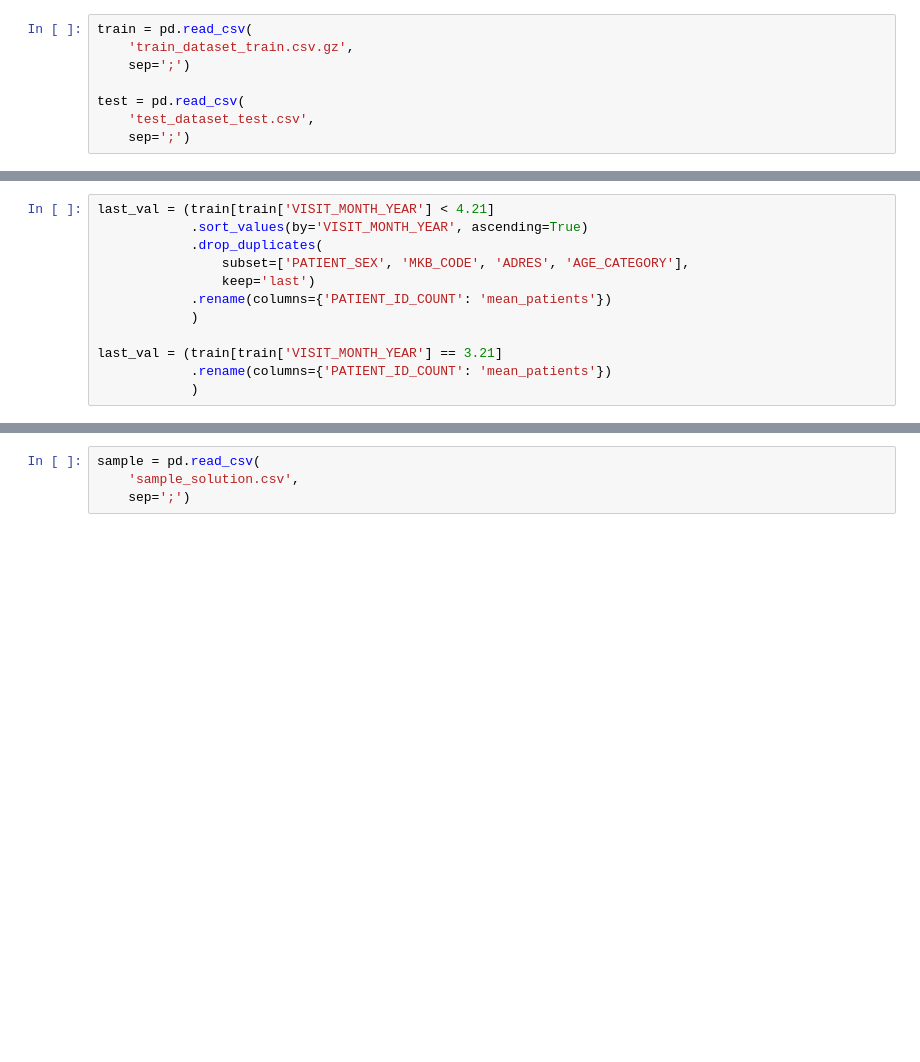
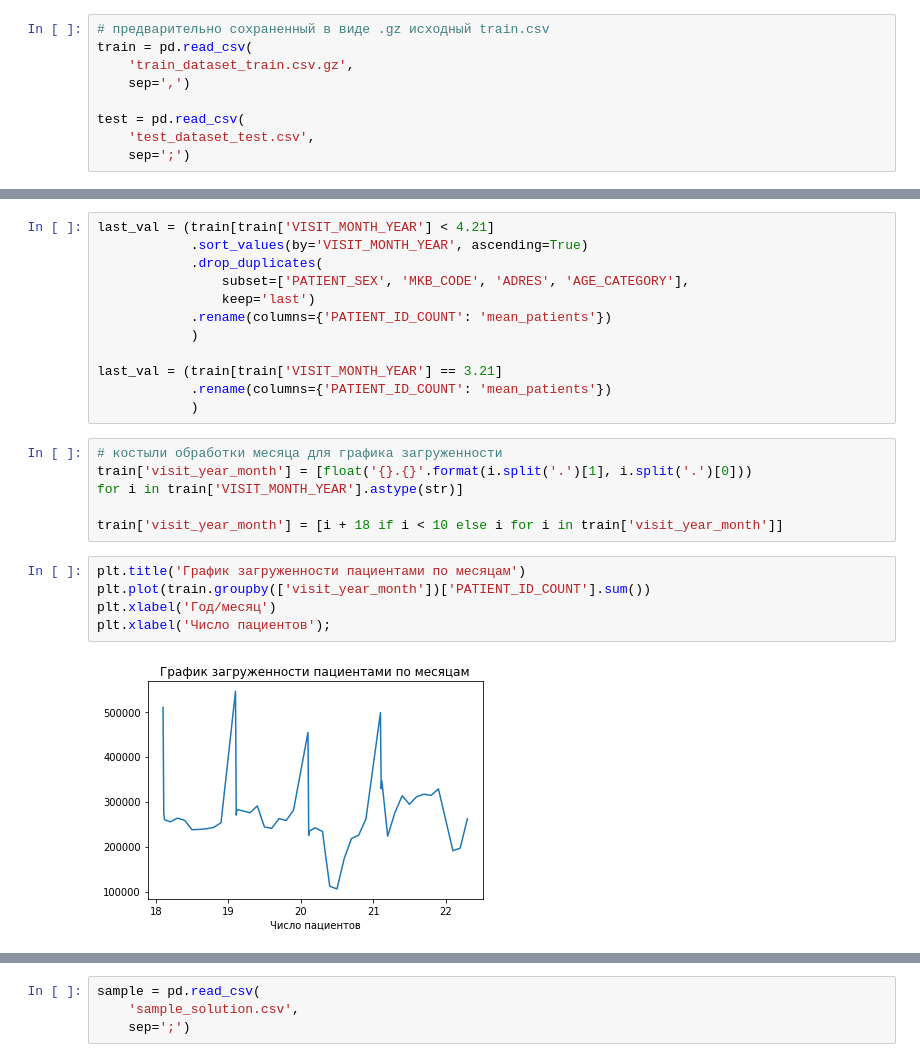
Before and after one commit to artyerokhin/tul_obl_ai_hack, a Jupyter notebook: solution.ipynb, the cells around one changed output, grey strips where cells are left out. Cells and saved outputs as stored; diff of their text form; blank space fills up the shorter version.

```diff
--- a/solution.ipynb
+++ b/solution.ipynb
@@ -6,9 +6,10 @@ import seaborn as sns
 import matplotlib.pyplot as plt
 %matplotlib inline
 # %%
+# предварительно сохраненный в виде .gz исходный train.csv
 train = pd.read_csv(
     'train_dataset_train.csv.gz',
-    sep=';')
+    sep=',')
 
 test = pd.read_csv(
     'test_dataset_test.csv',
@@ -50,3 +51,16 @@ last_val = (train[train['VISIT_MONTH_YEAR'] < 4.21]
 last_val = (train[train['VISIT_MONTH_YEAR'] == 3.21]
             .rename(columns={'PATIENT_ID_COUNT': 'mean_patients'})
             )
+# %%
+# костыли обработки месяца для графика загруженности
+train['visit_year_month'] = [float('{}.{}'.format(i.split('.')[1], i.split('.')[0]))
+for i in train['VISIT_MONTH_YEAR'].astype(str)]
+
+train['visit_year_month'] = [i + 18 if i < 10 else i for i in train['visit_year_month']]
+# %%
+plt.title('График загруженности пациентами по месяцам')
+plt.plot(train.groupby(['visit_year_month'])['PATIENT_ID_COUNT'].sum())
+plt.xlabel('Год/месяц')
+plt.xlabel('Число пациентов');
+# %% [output]
+[figure, added]
```
Also changed, not shown: parts of 6 cells of this notebook, 2 other files.
